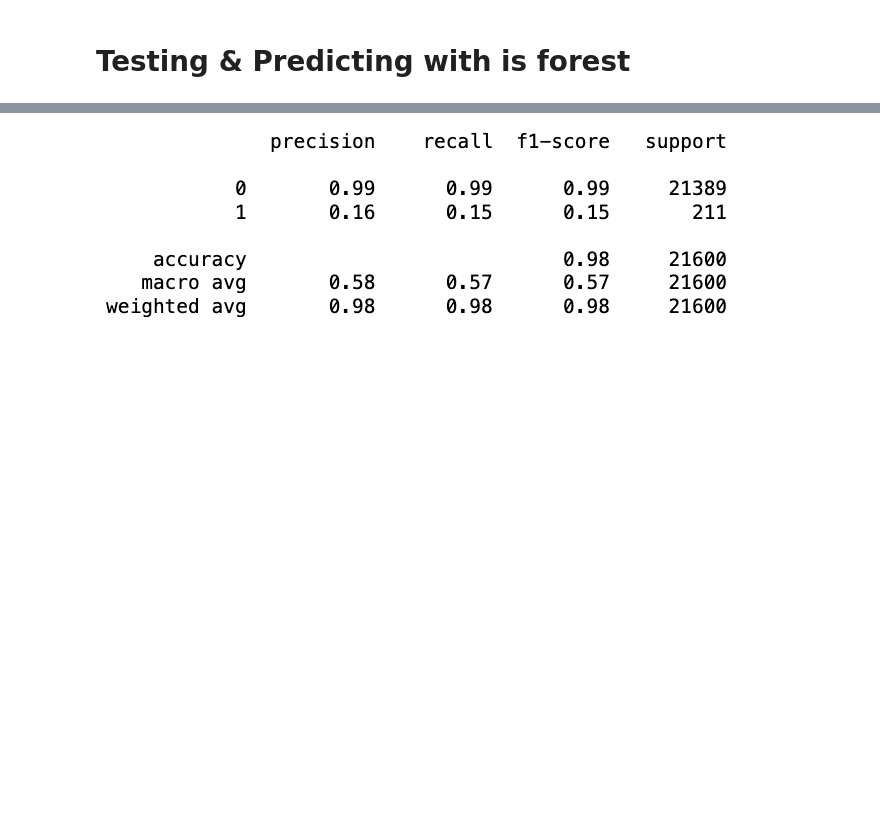
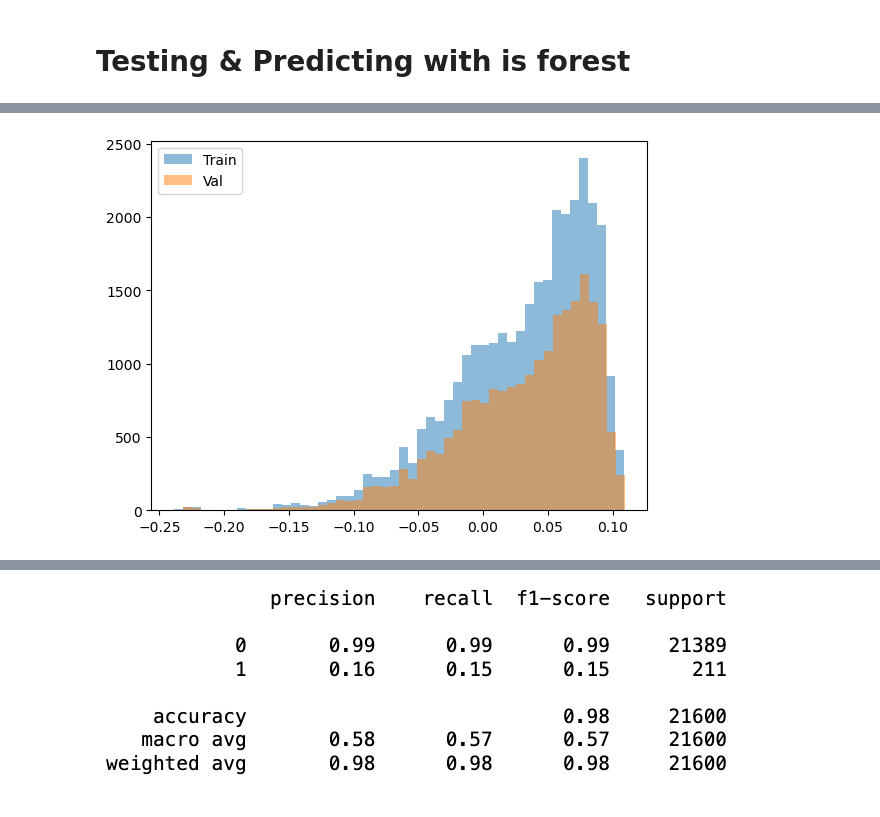
Before and after one commit to NabilYimer/SecureSwipe-Safeguarding-Credit-Card-Transactions-with-Anomaly-Detection, a Jupyter notebook: CC.ipynb, the cells around one changed output, grey strips where cells are left out. Saved outputs shown, nothing was run; the diff lists cells and outputs as text; code cells hidden in the pictures; blank space fills up the shorter version.

```diff
--- a/CC.ipynb
+++ b/CC.ipynb
@@ -597,3 +694,10 @@ score_val_if = model_if.decision_function(X_val)
 
 # distance, _= model_knn.fit([X_val])
 score_val_knn= model_knn.predict(X_val)
+# %%
+plt.hist(score, bins= 50 , alpha=.5, label='Train')
+plt.hist(score_val_if,bins=50 , alpha=.5, label = 'Val')
+plt.legend()
+plt.show()
+# %% [output]
+[figure, added]
```
Also changed, not shown: parts of 48 cells of this notebook.
